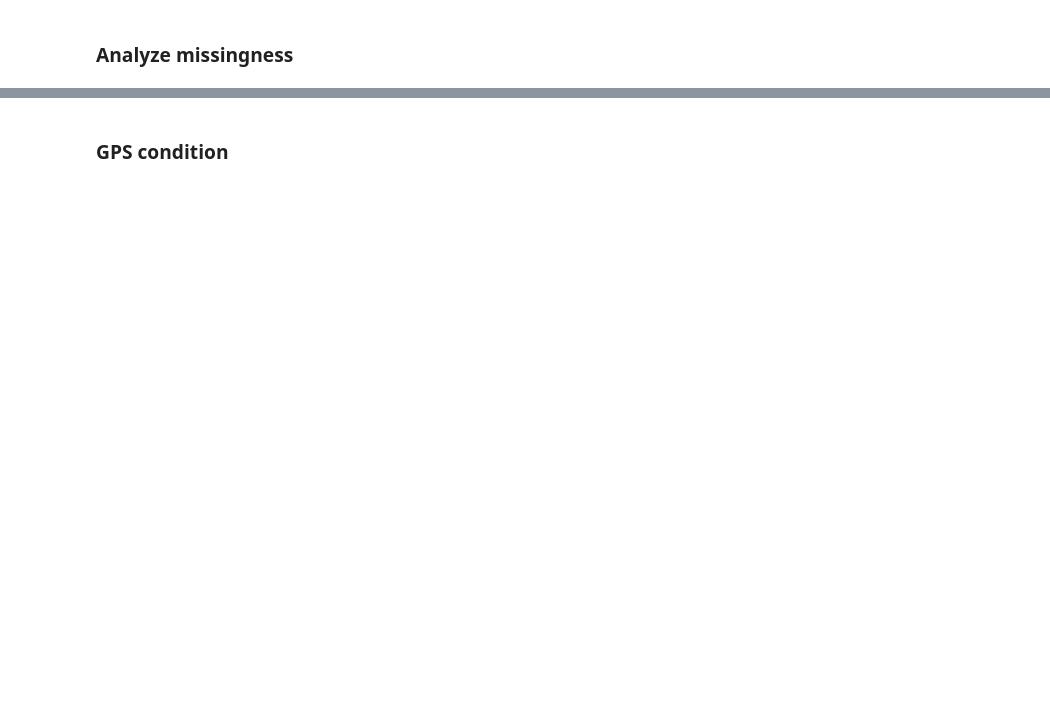
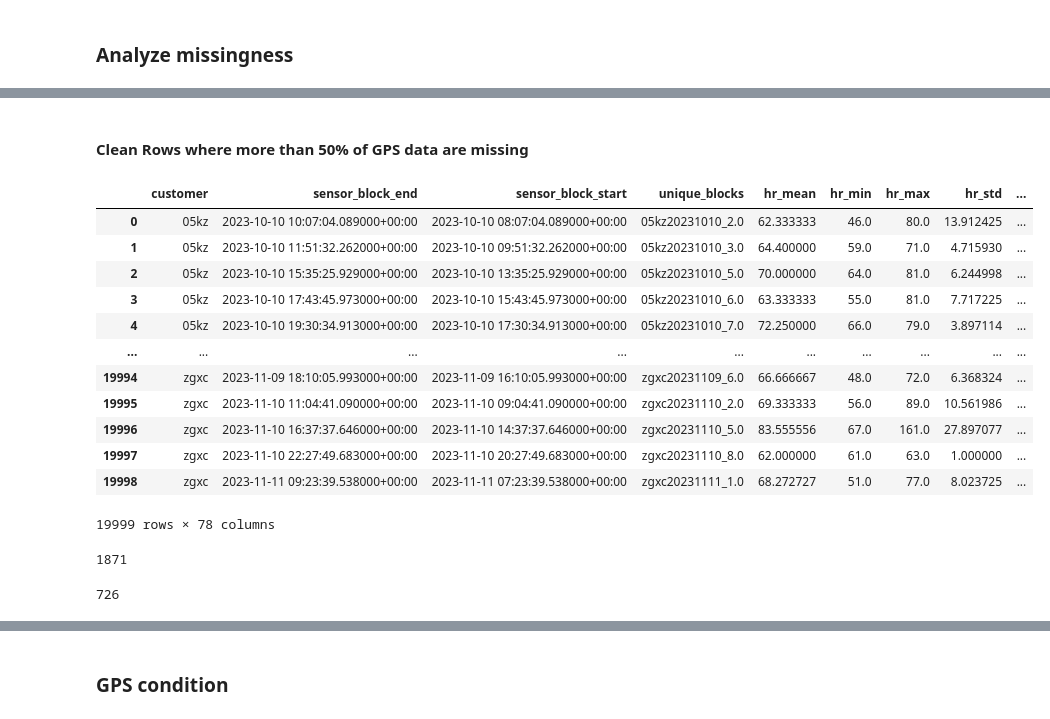
Before and after one commit to leona-ha/preact_digital, a Jupyter notebook: notebooks/03_JITAI_Preprocess.ipynb, the cells around one changed output, grey strips where cells are left out. Cells and saved outputs as stored; diff of their text form; code cells hidden in the pictures; blank space fills up the shorter version.

```diff
--- a/notebooks/03_JITAI_Preprocess.ipynb
+++ b/notebooks/03_JITAI_Preprocess.ipynb
@@ -226,7 +338,11 @@ len(gps_customer_list)
 ## 2. Prepare EMA data
 # %%
 df_ema_udi = df_piv_filtered[["customer", "quest_create_day","quest_create", "unique_day_id", "assess",  "quest_create_hour", "weekday",
-                     "weekend","season", "time_of_day","n_quest","mean_na"]]
+                     "weekend","season", "time_of_day","n_quest","mean_na",
+                     'situation1_active leisure','situation1_care work', 'situation1_chores',
+       'situation1_eating - drinking - selfcare', 'situation1_other',
+       'situation1_passive leisure', 'situation1_smartphone - social media',
+       'situation1_travelling', 'situation1_work or study']]
 # %%
 df_ema_udi = df_ema_udi.loc[df_ema_udi.customer.isin(gps_customer_list)]
 # %%
@@ -345,7 +504,10 @@ df_ema_udi_merged_simple = df_ema_udi_merged[['customer', 'quest_create_day','un
        'prior_treatment_description_simple', 'graduation_description',
        'profession_description', 'prior_treatment_description',
        'ema_smartphone', 'ema_special_event_description',
-       'age_description', 'somatic_description', 'psychotropic_description']]
+       'age_description', 'somatic_description', 'psychotropic_description',
+       'situation1_active leisure','situation1_care work','situation1_chores','situation1_eating - drinking - selfcare',
+       'situation1_other','situation1_passive leisure','situation1_smartphone - social media','situation1_travelling',
+       'situation1_work or study',]]
 # %%
 df_ema_enriched = df_ema_enriched.merge(df_ema_udi_merged_simple, on= ["customer", "unique_blocks"])
 # %%
@@ -367,8 +531,3 @@ df_ema_weather = pd.merge(
 df_ema_weather.drop(['date', 'assessment_day'], axis=1, inplace=True)
 # %% [markdown]
 ### Analyze missingness
-# %%
-# Remove customers with missing person-static information
-
-missing_static = df_ema_weather[df_ema_weather.age.isna()][["customer","for_id","age"]].customer.unique().tolist()
-df_ema_weather = df_ema_weather[~df_ema_weather.customer.isin(missing_static)]
@@ -430,3 +593,21 @@ print("Number of removed entries:", num_removed)
+# %% [markdown]
+#### Clean Rows where more than 50% of GPS data are missing
+# %%
+df_ema_weather_cleaned
+# %% [output]
+|  | customer | sensor_block_end | sensor_block_start | unique_blocks | hr_mean | hr_min | hr_max | hr_std | ... |
+| 0 | 05kz | 2023-10-10 10:07:04.089000+00:00 | 2023-10-10 08:07:04.089000+00:00 | 05kz20231010_2.0 | 62.333333 | 46.0 | 80.0 | 13.912425 | ... |
+| 1 | 05kz | 2023-10-10 11:51:32.262000+00:00 | 2023-10-10 09:51:32.262000+00:00 | 05kz20231010_3.0 | 64.400000 | 59.0 | 71.0 | 4.715930 | ... |
+| 2 | 05kz | 2023-10-10 15:35:25.929000+00:00 | 2023-10-10 13:35:25.929000+00:00 | 05kz20231010_5.0 | 70.000000 | 64.0 | 81.0 | 6.244998 | ... |
+| 3 | 05kz | 2023-10-10 17:43:45.973000+00:00 | 2023-10-10 15:43:45.973000+00:00 | 05kz20231010_6.0 | 63.333333 | 55.0 | 81.0 | 7.717225 | ... |
+| 4 | 05kz | 2023-10-10 19:30:34.913000+00:00 | 2023-10-10 17:30:34.913000+00:00 | 05kz20231010_7.0 | 72.250000 | 66.0 | 79.0 | 3.897114 | ... |
+| ... | ... | ... | ... | ... | ... | ... | ... | ... | ... |
+| 19994 | zgxc | 2023-11-09 18:10:05.993000+00:00 | 2023-11-09 16:10:05.993000+00:00 | zgxc20231109_6.0 | 66.666667 | 48.0 | 72.0 | 6.368324 | ... |
+| 19995 | zgxc | 2023-11-10 11:04:41.090000+00:00 | 2023-11-10 09:04:41.090000+00:00 | zgxc20231110_2.0 | 69.333333 | 56.0 | 89.0 | 10.561986 | ... |
+| 19996 | zgxc | 2023-11-10 16:37:37.646000+00:00 | 2023-11-10 14:37:37.646000+00:00 | zgxc20231110_5.0 | 83.555556 | 67.0 | 161.0 | 27.897077 | ... |
+| 19997 | zgxc | 2023-11-10 22:27:49.683000+00:00 | 2023-11-10 20:27:49.683000+00:00 | zgxc20231110_8.0 | 62.000000 | 61.0 | 63.0 | 1.000000 | ... |
+| 19998 | zgxc | 2023-11-11 09:23:39.538000+00:00 | 2023-11-11 07:23:39.538000+00:00 | zgxc20231111_1.0 | 68.272727 | 51.0 | 77.0 | 8.023725 | ... |
+19999 rows × 78 columns
 # %%
 # Calculate total beeps and condition beeps per participant
 beep_counts = df_ema_weather_cleaned.groupby('customer').agg(
@@ -437,8 +618,26 @@ beep_counts = df_ema_weather_cleaned.groupby('customer').agg(
 # Calculate the ratio of condition beeps to total beeps
 beep_counts['condition_beeps_ratio'] = beep_counts['condition_beeps'] / beep_counts['total_beeps']
 
-# Identify participants where condition beeps >50% of total beeps
-high_condition_participants = beep_counts[beep_counts['condition_beeps_ratio'] > 0.50]['customer']
-
-# Remove those participants
-df_ema_enriched_filtered = df_ema_weather_cleaned[~df_ema_weather_cleaned['customer'].isin(high_condition_participants)].copy()
+beep_counts['condition_beeps'].sum()
+# %% [output]
+1871
+# %%
+beep_counts = df_ema_weather_cleaned.groupby('customer').agg(
+    total_beeps=('unique_blocks', 'count'),
+    condition_beeps=(
+        'at_home_minute',
+        lambda x: (
+            (x == -1)
+            & (df_ema_weather_cleaned.loc[x.index, 'n_steps'] > 625)
+            & (df_ema_weather_cleaned.loc[x.index, 'situation1_travelling'] == 1)
+        ).sum()
+    )
+).reset_index()
+
+beep_counts['condition_beeps_ratio'] = (
+    beep_counts['condition_beeps'] / beep_counts['total_beeps']
+)
+
+beep_counts['condition_beeps'].sum()
+# %% [output]
+726
```
Also changed, not shown: parts of 44 cells of this notebook, 8 other files.
